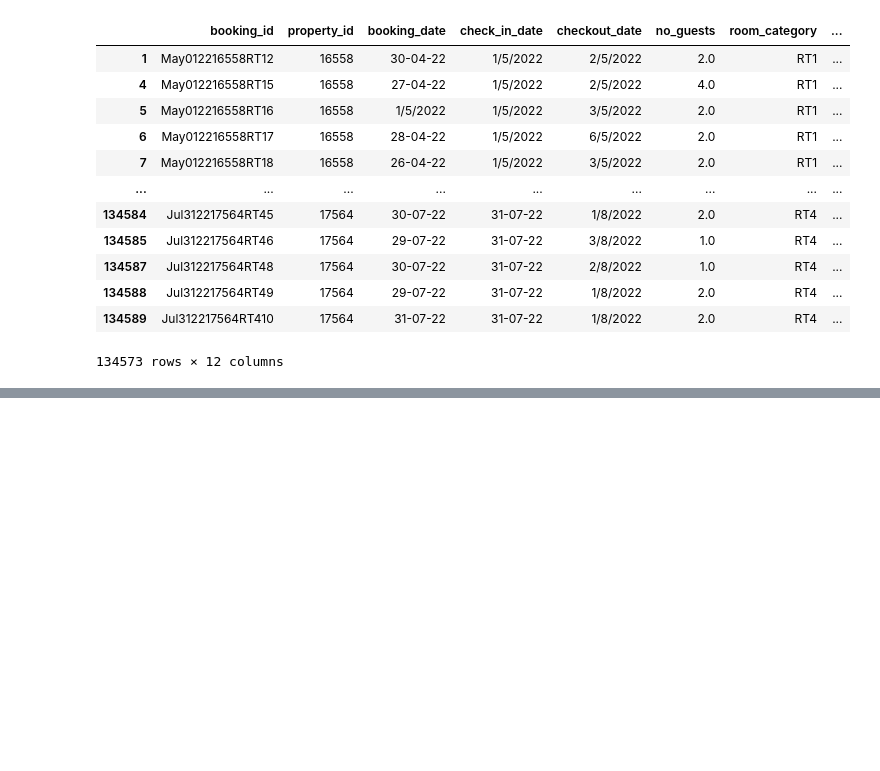
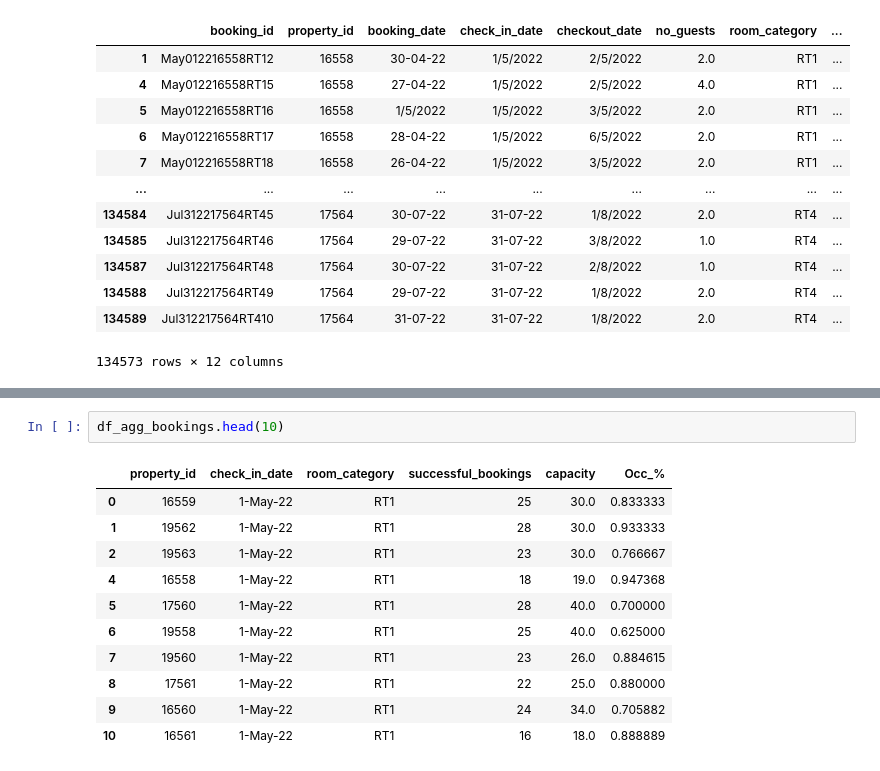
Before and after one commit to leon0113/Hotel_chain_Data_analytics_project, a Jupyter notebook: Atliq_hotel_EDA.ipynb, the cells around one changed output, grey strips where cells are left out. Drawn from its saved outputs; the diff is of its cells as text; blank space fills up the shorter version.

```diff
--- a/Atliq_hotel_EDA.ipynb
+++ b/Atliq_hotel_EDA.ipynb
@@ -234,0 +327,14 @@ df_bookings_new
+# %%
+df_agg_bookings.head(10)
+# %% [output]
+|  | property_id | check_in_date | room_category | successful_bookings | capacity | Occ_% |
+| 0 | 16559 | 1-May-22 | RT1 | 25 | 30.0 | 0.833333 |
+| 1 | 19562 | 1-May-22 | RT1 | 28 | 30.0 | 0.933333 |
+| 2 | 19563 | 1-May-22 | RT1 | 23 | 30.0 | 0.766667 |
+| 4 | 16558 | 1-May-22 | RT1 | 18 | 19.0 | 0.947368 |
+| 5 | 17560 | 1-May-22 | RT1 | 28 | 40.0 | 0.700000 |
+| 6 | 19558 | 1-May-22 | RT1 | 25 | 40.0 | 0.625000 |
+| 7 | 19560 | 1-May-22 | RT1 | 23 | 26.0 | 0.884615 |
+| 8 | 17561 | 1-May-22 | RT1 | 22 | 25.0 | 0.880000 |
+| 9 | 16560 | 1-May-22 | RT1 | 24 | 34.0 | 0.705882 |
+| 10 | 16561 | 1-May-22 | RT1 | 16 | 18.0 | 0.888889 |
```
Also changed, not shown: parts of 18 cells of this notebook.
